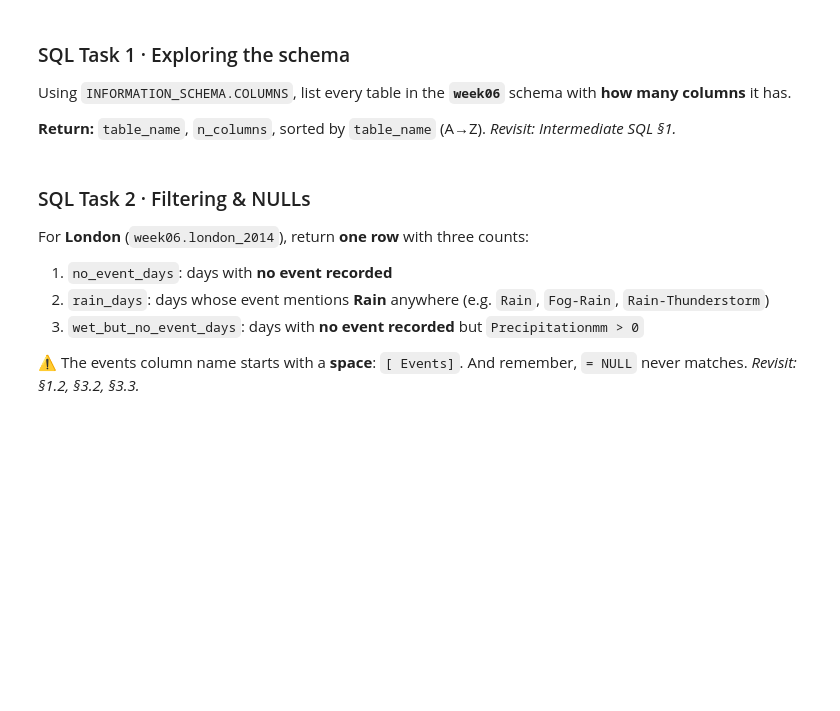
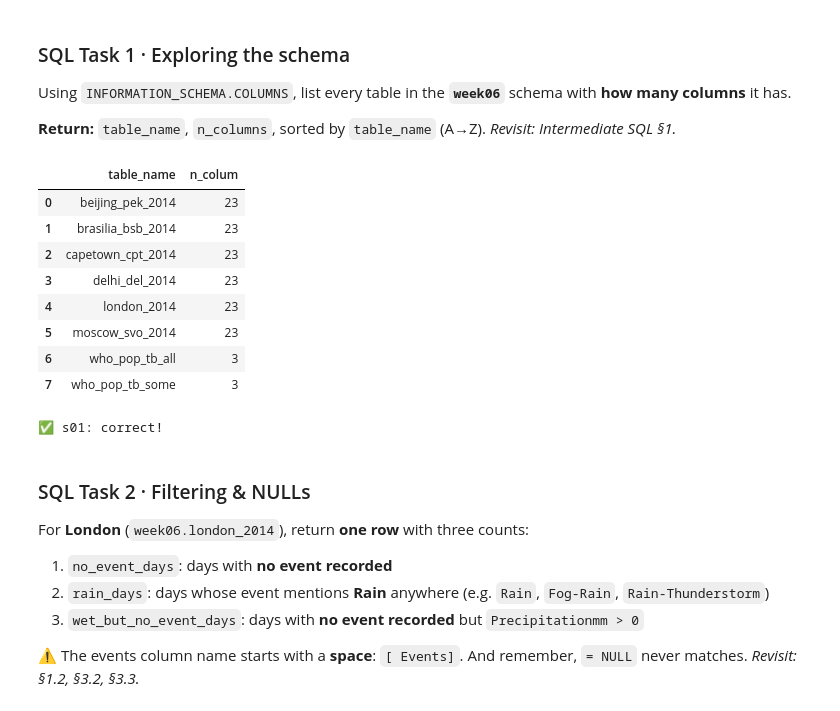
Before and after one commit to Timmy-Ezekiel/Dataraflow-data-science, a Jupyter notebook: week6/Week_6_numpy_&_panda1.ipynb, the cells around one changed output. Drawn from its saved outputs; the diff is of its cells as text; code cells hidden in the pictures; blank space fills up the shorter version.

```diff
--- a/week6/Week_6_numpy_&_panda1.ipynb
+++ b/week6/Week_6_numpy_&_panda1.ipynb
@@ -406,9 +417,24 @@ Using `INFORMATION_SCHEMA.COLUMNS`, list every table in the **`week06`** schema
 *Revisit: Intermediate SQL §1.*
 # %%
 SQL_01 = """
-
+    SELECT TABLE_NAME as table_name, count(*) as n_colum
+    FROM INFORMATION_SCHEMA.COLUMNS
+    WHERE TABLE_SCHEMA = 'week06'
+    GROUP BY table_name
+    ORDER BY table_name
 """
 answer("s01", SQL_01)
+# %% [output]
+|  | table_name | n_colum |
+| 0 | beijing_pek_2014 | 23 |
+| 1 | brasilia_bsb_2014 | 23 |
+| 2 | capetown_cpt_2014 | 23 |
+| 3 | delhi_del_2014 | 23 |
+| 4 | london_2014 | 23 |
+| 5 | moscow_svo_2014 | 23 |
+| 6 | who_pop_tb_all | 3 |
+| 7 | who_pop_tb_some | 3 |
+✅ s01: correct!
 # %% [markdown]
 ### SQL Task 2 · Filtering & NULLs
 For **London** (`week06.london_2014`), return **one row** with three counts:
```
Also changed, not shown: parts of 10 cells of this notebook, 1 other file.
